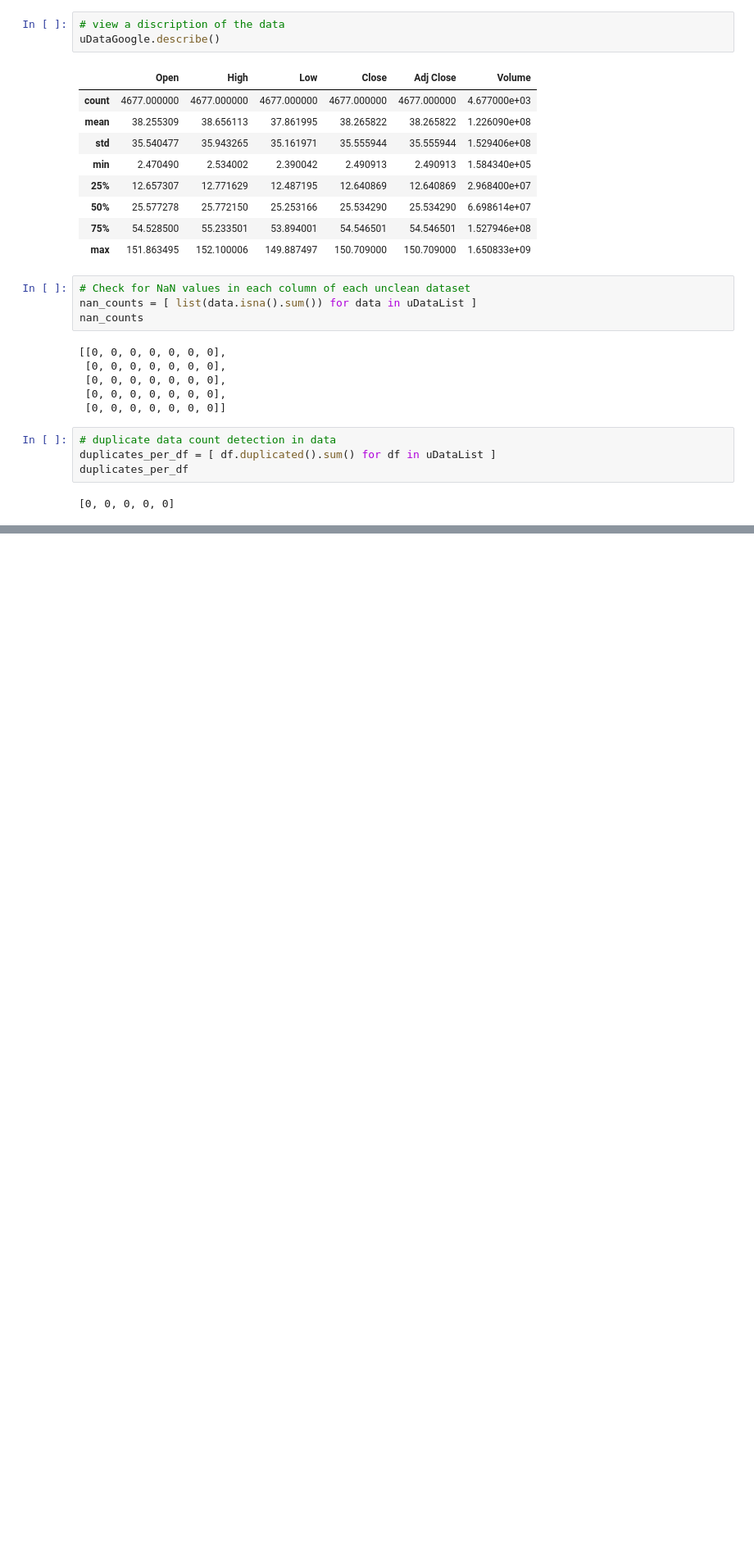
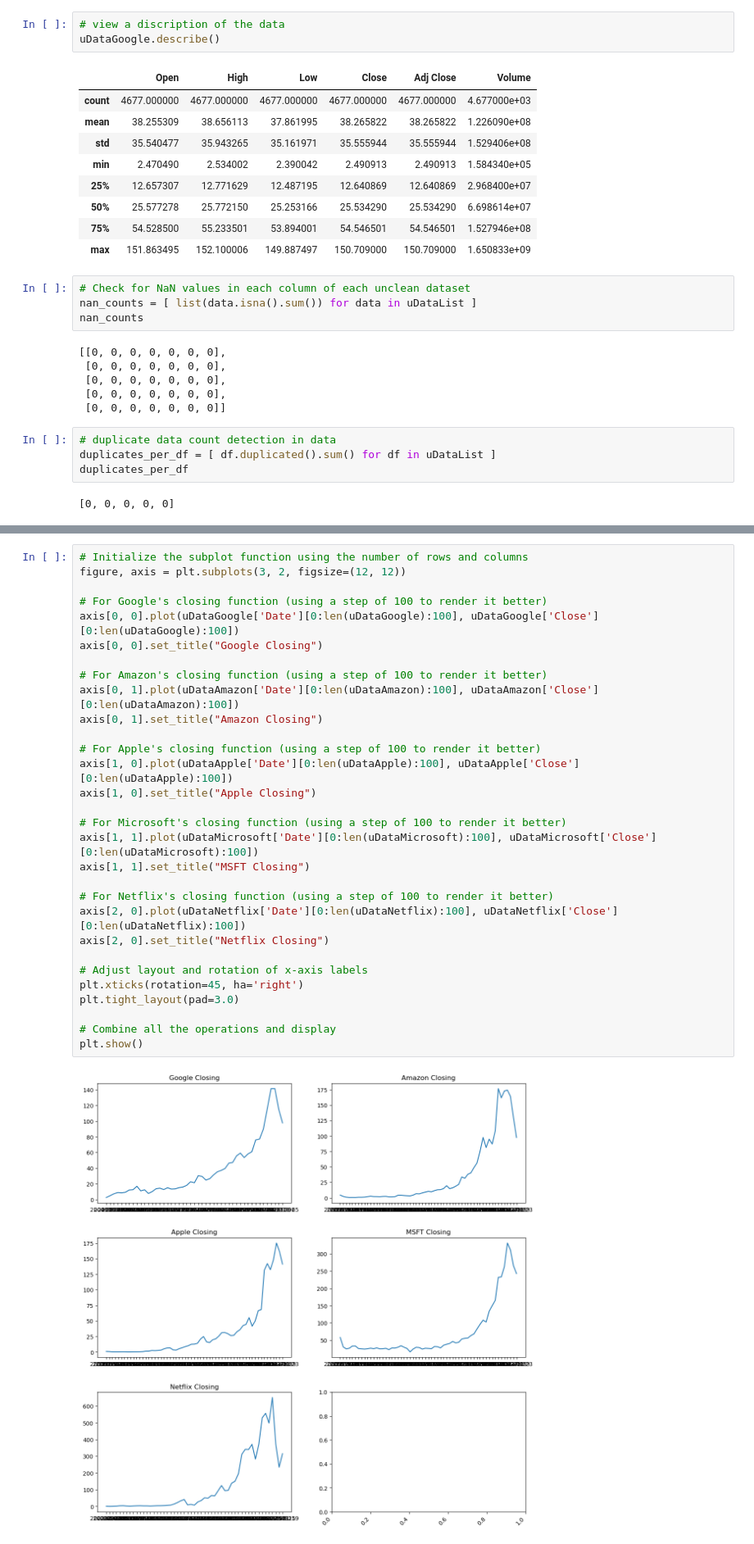
Before and after one commit to ShimronAlakkal/fin-lstm-research, a Jupyter notebook: main.ipynb, the cells around one changed output, grey strips where cells are left out. Shown at 82% size. Saved outputs shown, nothing was run; the diff lists cells and outputs as text; blank space fills up the shorter version.

Commit message:
visuals added to view correlations

```diff
--- a/main.ipynb
+++ b/main.ipynb
@@ -58,0 +71,32 @@ This is done before splitting the data into training and testing sets
+# %%
+# Initialize the subplot function using the number of rows and columns
+figure, axis = plt.subplots(3, 2, figsize=(12, 12))
+
+# For Google's closing function (using a step of 100 to render it better)
+axis[0, 0].plot(uDataGoogle['Date'][0:len(uDataGoogle):100], uDataGoogle['Close'][0:len(uDataGoogle):100])
+axis[0, 0].set_title("Google Closing")
+
+# For Amazon's closing function (using a step of 100 to render it better)
+axis[0, 1].plot(uDataAmazon['Date'][0:len(uDataAmazon):100], uDataAmazon['Close'][0:len(uDataAmazon):100])
+axis[0, 1].set_title("Amazon Closing")
+
+# For Apple's closing function (using a step of 100 to render it better)
+axis[1, 0].plot(uDataApple['Date'][0:len(uDataApple):100], uDataApple['Close'][0:len(uDataApple):100])
+axis[1, 0].set_title("Apple Closing")
+
+# For Microsoft's closing function (using a step of 100 to render it better)
+axis[1, 1].plot(uDataMicrosoft['Date'][0:len(uDataMicrosoft):100], uDataMicrosoft['Close'][0:len(uDataMicrosoft):100])
+axis[1, 1].set_title("MSFT Closing")
+
+# For Netflix's closing function (using a step of 100 to render it better)
+axis[2, 0].plot(uDataNetflix['Date'][0:len(uDataNetflix):100], uDataNetflix['Close'][0:len(uDataNetflix):100])
+axis[2, 0].set_title("Netflix Closing")
+
+# Adjust layout and rotation of x-axis labels
+plt.xticks(rotation=45, ha='right')
+plt.tight_layout(pad=3.0)
+
+# Combine all the operations and display
+plt.show()
+# %% [output]
+[figure, added]
```
Also changed, not shown: parts of 5 cells of this notebook.
